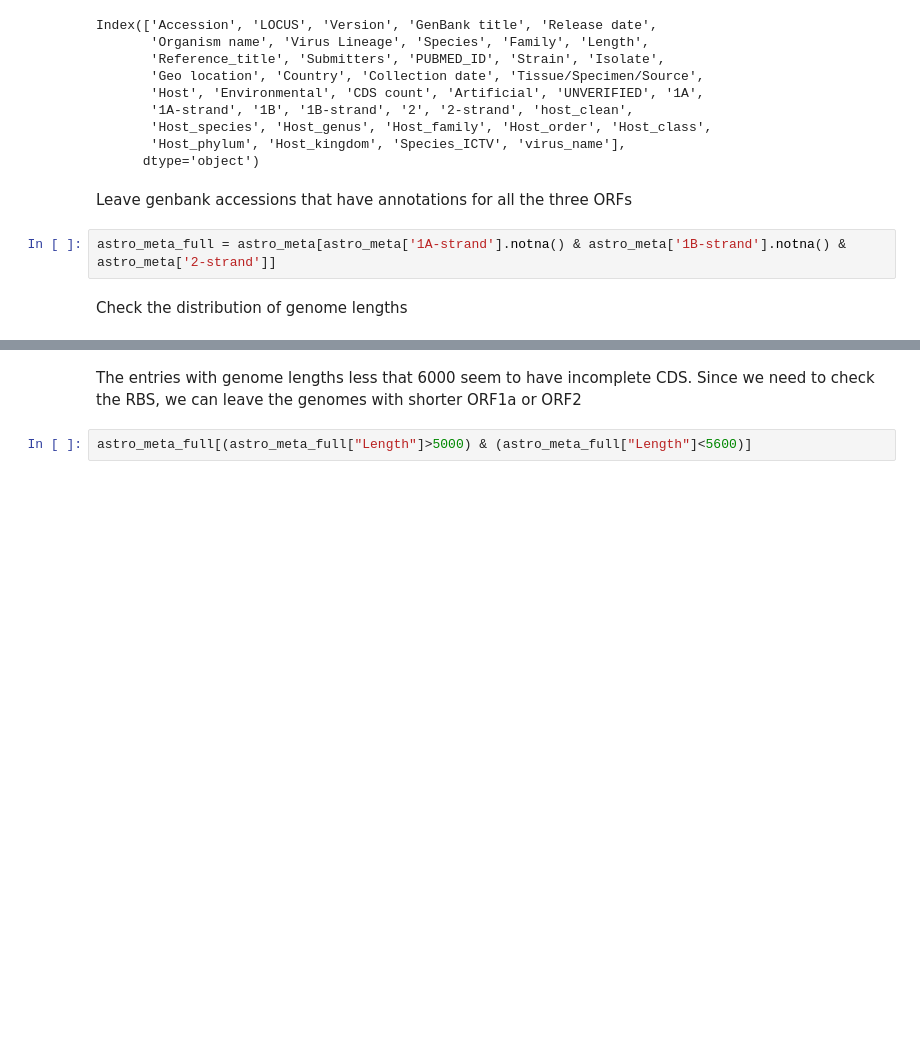
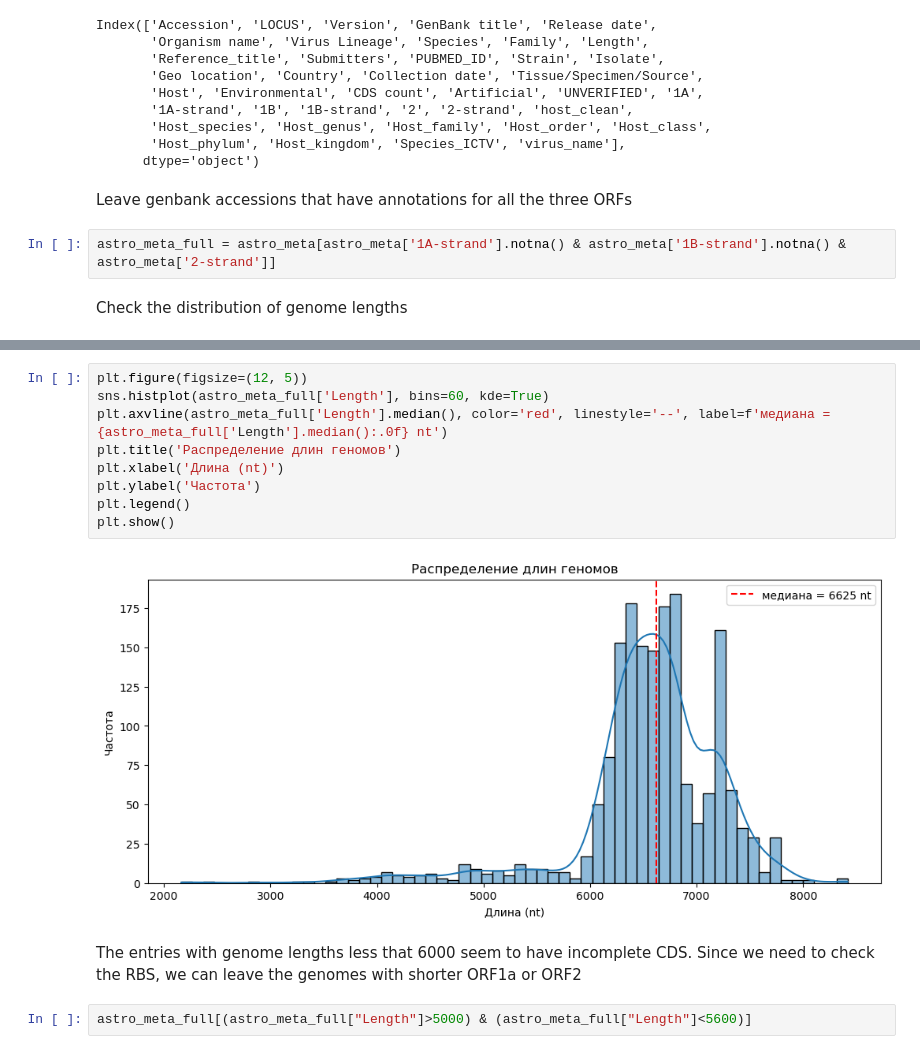
Before and after one commit to v-julia/Astroviridae_analysis, a Jupyter notebook: Exploratory_analysis.ipynb, the cells around one changed output, grey strips where cells are left out. Saved outputs shown, nothing was run; the diff lists cells and outputs as text; blank space fills up the shorter version.

```diff
--- a/Exploratory_analysis.ipynb
+++ b/Exploratory_analysis.ipynb
@@ -52,3 +53,14 @@ astro_meta_full["Length"].hist()
+# %%
+plt.figure(figsize=(12, 5))
+sns.histplot(astro_meta_full['Length'], bins=60, kde=True)
+plt.axvline(astro_meta_full['Length'].median(), color='red', linestyle='--', label=f'медиана = {astro_meta_full['Length'].median():.0f} nt')
+plt.title('Распределение длин геномов')
+plt.xlabel('Длина (nt)')
+plt.ylabel('Частота')
+plt.legend()
+plt.show()
+# %% [output]
+[figure, added]
 # %% [markdown]
 The entries with genome lengths less that 6000 seem to have incomplete CDS.
 Since we need to check the RBS, we can leave the genomes with shorter ORF1a or ORF2
```
Also changed, not shown: parts of 18 cells of this notebook.
